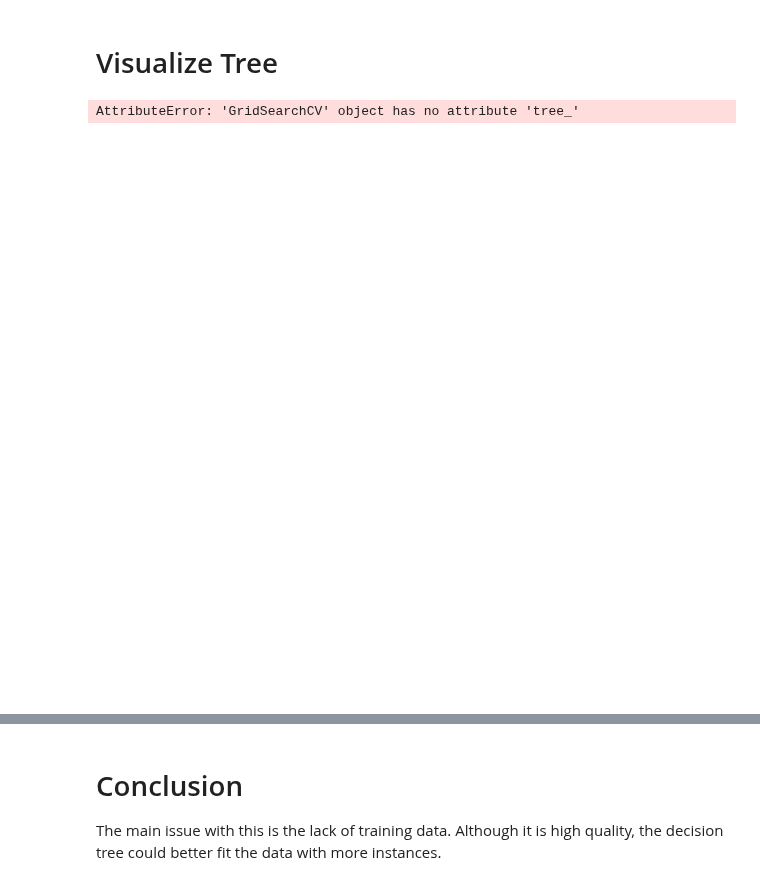
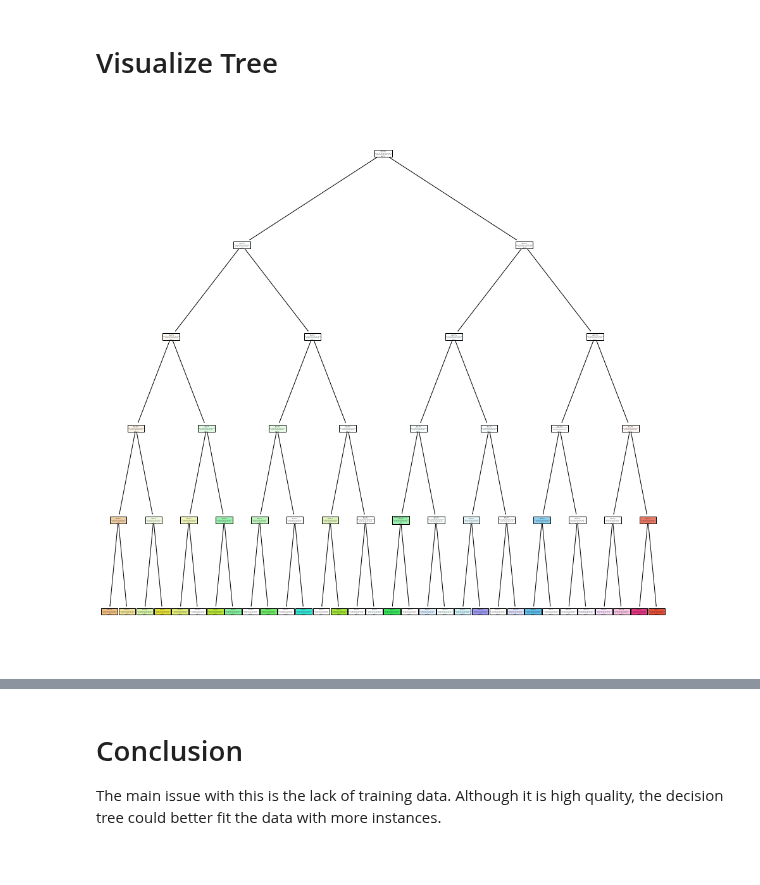
Before and after one commit to TahlonBrahic/Data-Science-Portfolio, a Jupyter notebook: Data Science/Social Mental Health Decision Tree/index.ipynb, the cells around one changed output, grey strips where cells are left out. Cells and saved outputs as stored; diff of their text form; code cells hidden in the pictures.

Commit message:
Plot best estimator tree

```diff
--- a/Data Science/Social Mental Health Decision Tree/index.ipynb
+++ b/Data Science/Social Mental Health Decision Tree/index.ipynb
@@ -233,13 +233,14 @@ The model accuracy score is 0.09278350515463918
 # %% [markdown]
 # Visualize Tree
 # %%
-from sklearn import tree
+from sklearn.tree import plot_tree
+import matplotlib.pyplot as plt
 
 plt.figure(figsize=(16,16))
-tree.plot_tree(grid_search_cv, filled=True)
+plot_tree(best_estimator, filled=True, feature_names=X_train.columns, class_names=[str(x) for x in best_estimator.classes_])
+plt.show()
 # %% [output]
-AttributeError: 'GridSearchCV' object has no attribute 'tree_'
-[figure, old version]
+[figure, new version]
 # %%
 plt.figure(figsize=(16,16))
 tree.plot_tree(grid_search_cv, filled=True)
```
Also changed, not shown: parts of 1 cell of this notebook.
